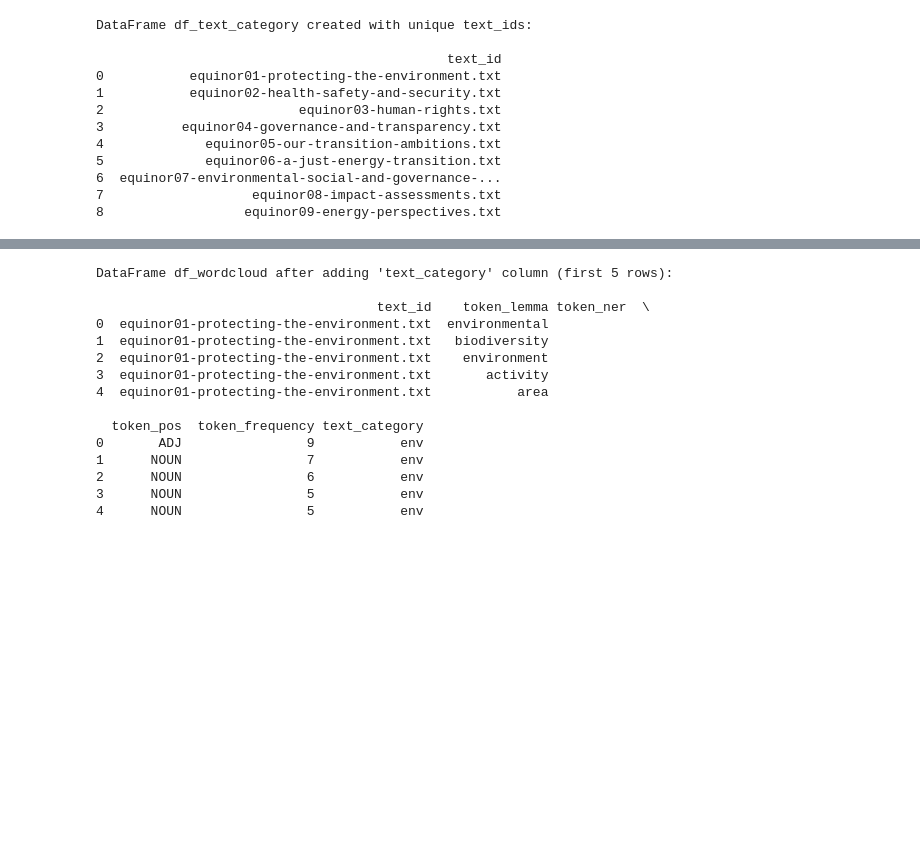
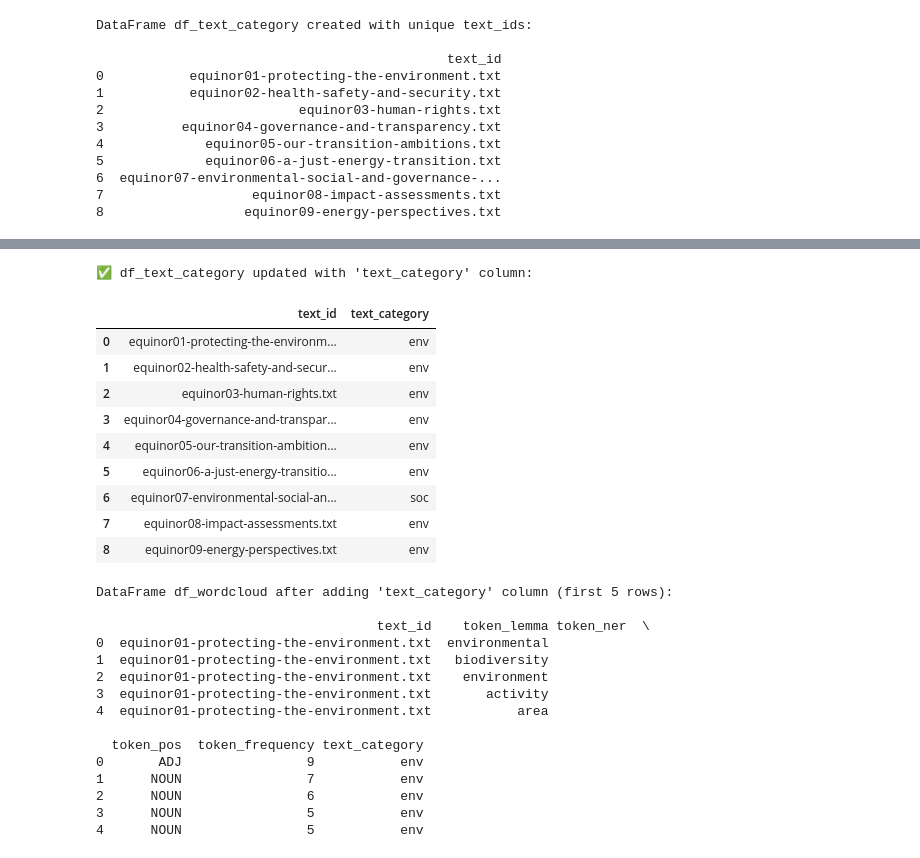
Before and after one commit to cca-cce/osm-comm, a Jupyter notebook: jnb/skod52_example_part2.ipynb, the cells around one changed output, grey strips where cells are left out. Saved outputs shown, nothing was run; the diff lists cells and outputs as text; code cells hidden in the pictures; blank space fills up the shorter version.

```diff
--- a/jnb/skod52_example_part2.ipynb
+++ b/jnb/skod52_example_part2.ipynb
@@ -502,3 +545,28 @@ DataFrame df_text_category saved as TSV to: /content/df_text_category_full.tsv
+# %%
+import pandas as pd
+from IPython.display import display
+
+# Merge df_final (which has the selected categories) back into the
+# original df_text_category DataFrame using 'text_id' as the key.
+# This ensures that the 'text_category' column is added correctly.
+df_text_category = df_text_category.merge(df_final[['text_id', 'text_category']],
+                                          on='text_id',
+                                          how='left')
+
+print("✅ df_text_category updated with 'text_category' column:\n")
+display(df_text_category)
+# %% [output]
+✅ df_text_category updated with 'text_category' column:
+|  | text_id | text_category |
+| 0 | equinor01-protecting-the-environm... | env |
+| 1 | equinor02-health-safety-and-secur... | env |
+| 2 | equinor03-human-rights.txt | env |
+| 3 | equinor04-governance-and-transpar... | env |
+| 4 | equinor05-our-transition-ambition... | env |
+| 5 | equinor06-a-just-energy-transitio... | env |
+| 6 | equinor07-environmental-social-an... | soc |
+| 7 | equinor08-impact-assessments.txt | env |
+| 8 | equinor09-energy-perspectives.txt | env |
 # %%
 import pandas as pd
 
```
Also changed, not shown: parts of 6 cells of this notebook.
